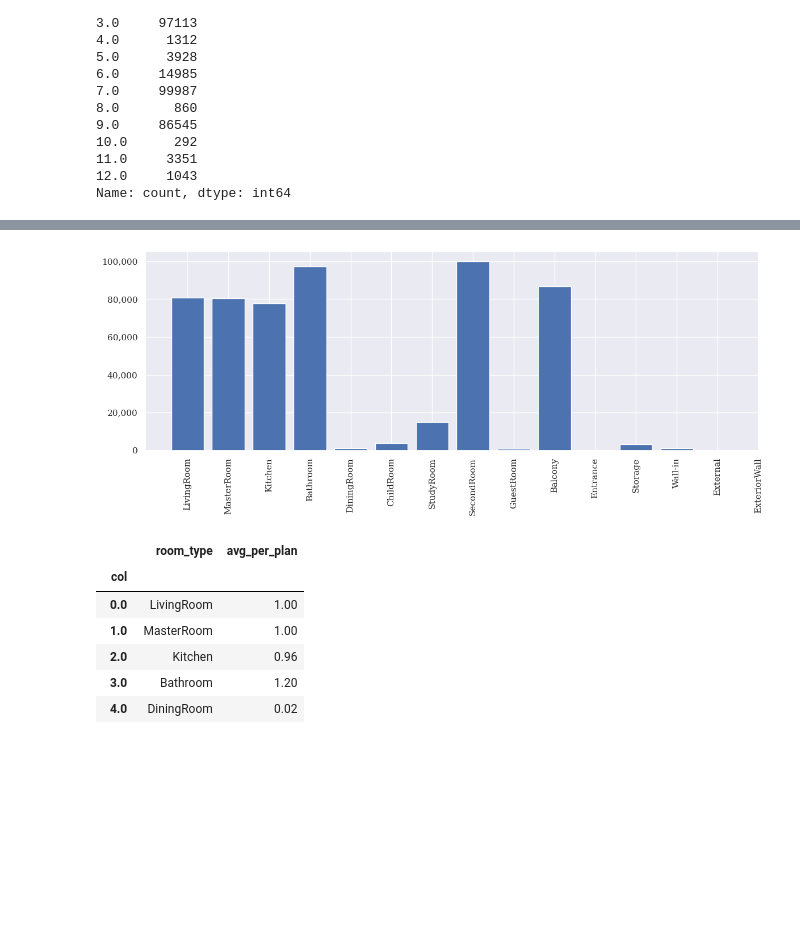
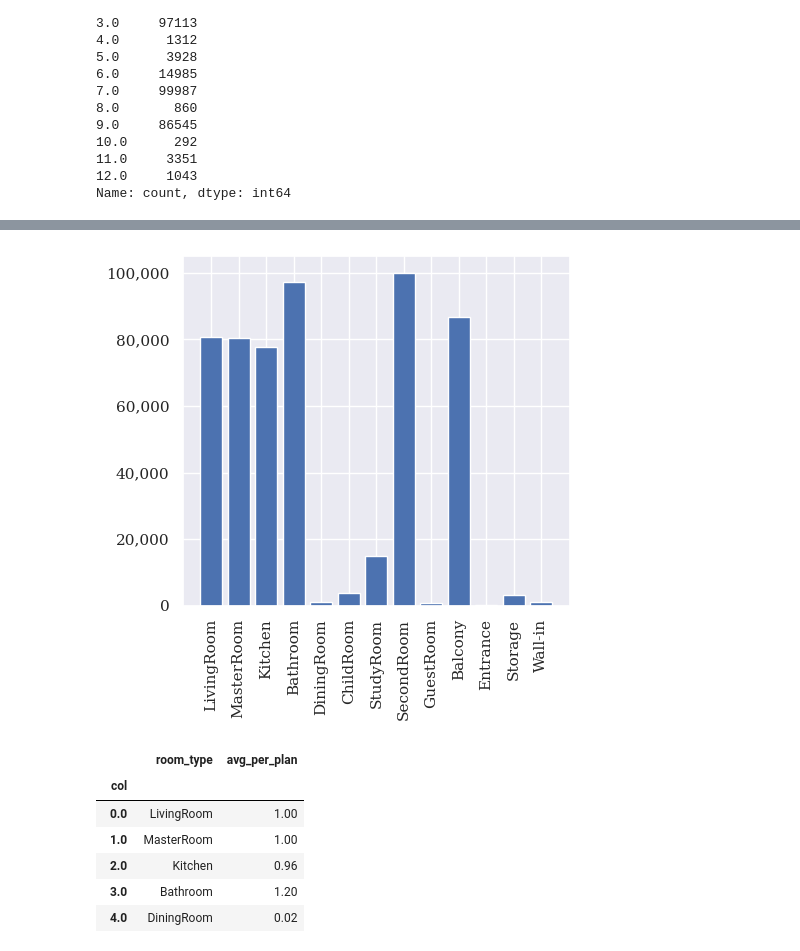
Before and after one commit to shaun-friedman/Generative-Interior-Synthesis, a Jupyter notebook: 3_EDA.ipynb, the cells around one changed output, grey strips where cells are left out. Drawn from its saved outputs; the diff is of its cells as text; code cells hidden in the pictures; blank space fills up the shorter version.

```diff
--- a/3_EDA.ipynb
+++ b/3_EDA.ipynb
@@ -181,17 +201,16 @@ Name: count, dtype: int64
 # %%
 # Visualizing Class Distribution
-
-fig, ax = plt.subplots(figsize=(12,5))
+fig, ax = plt.subplots(figsize=(5, 5))
 
 ax.bar(category_counts.index, category_counts)
 ax.yaxis.set_major_formatter(ticker.StrMethodFormatter('{x:,.0f}'))
-ax.set_xticks(range(len(room_index)))
-ax.set_xticklabels(room_index, rotation=90)
+ax.set_xticks(range(len(room_index)-2))
+ax.set_xticklabels(room_index[:-2], rotation=90)
 
 plt.tight_layout()
 plt.show()
 # %% [output]
-[figure, old version]
+[figure, new version]
 # %%
 type_per_plan = pd.DataFrame({"room_type": room_index[:-2],
                               "avg_per_plan": category_counts/metadata_df.shape[0]})
```
Also changed, not shown: parts of 6 cells of this notebook, 5 other files.
